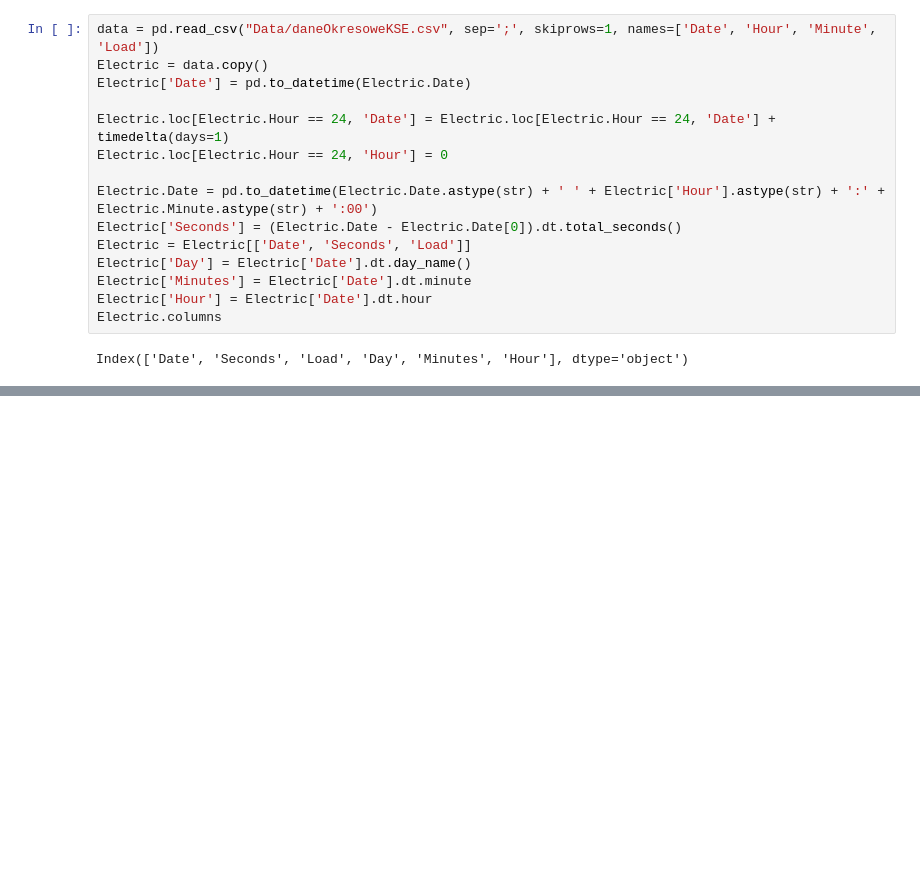
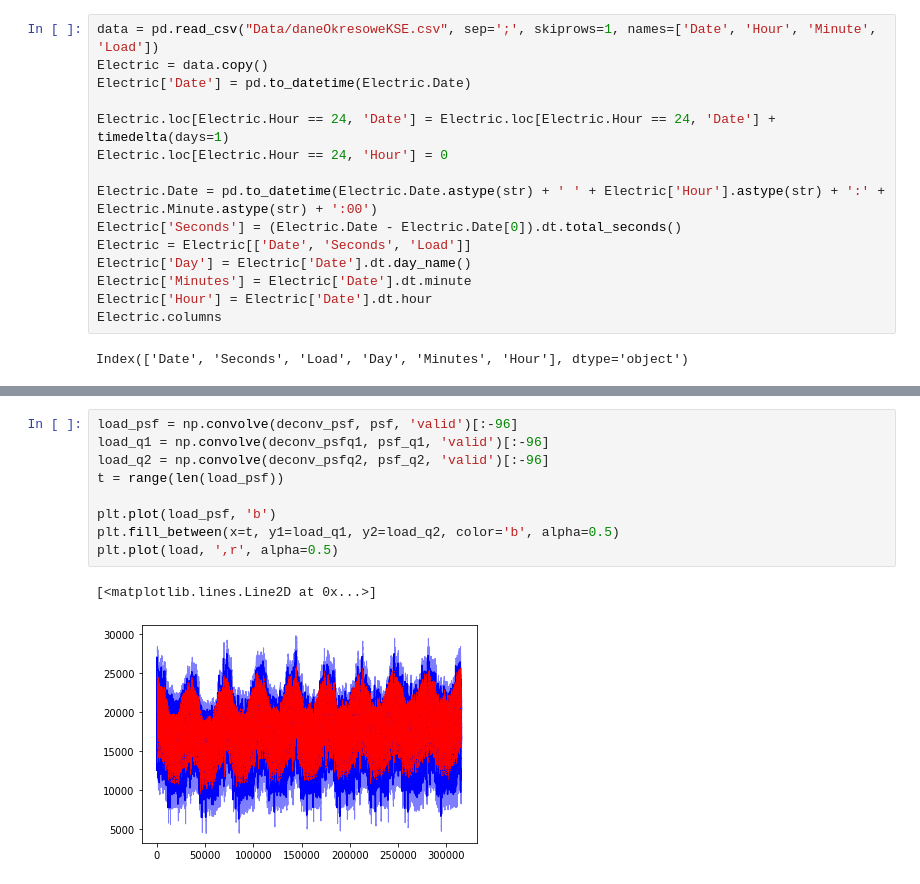
Before and after one commit to Nuelam9/Report-2, a Jupyter notebook: fuorier.ipynb, the cells around one changed output, grey strips where cells are left out. Drawn from its saved outputs; the diff is of its cells as text; blank space fills up the shorter version.

```diff
--- a/fuorier.ipynb
+++ b/fuorier.ipynb
@@ -52,0 +93,12 @@ array([19057.88145551, 19057.90674369, 19057.93198438, ...,
+# %%
+load_psf = np.convolve(deconv_psf, psf, 'valid')[:-96]
+load_q1 = np.convolve(deconv_psfq1, psf_q1, 'valid')[:-96]
+load_q2 = np.convolve(deconv_psfq2, psf_q2, 'valid')[:-96]
+t = range(len(load_psf))
+
+plt.plot(load_psf, 'b')
+plt.fill_between(x=t, y1=load_q1, y2=load_q2, color='b', alpha=0.5)
+plt.plot(load, ',r', alpha=0.5)
+# %% [output]
+[<matplotlib.lines.Line2D at 0x...>]
+[figure, added]
```
Also changed, not shown: parts of 10 cells of this notebook, 3 other files.
